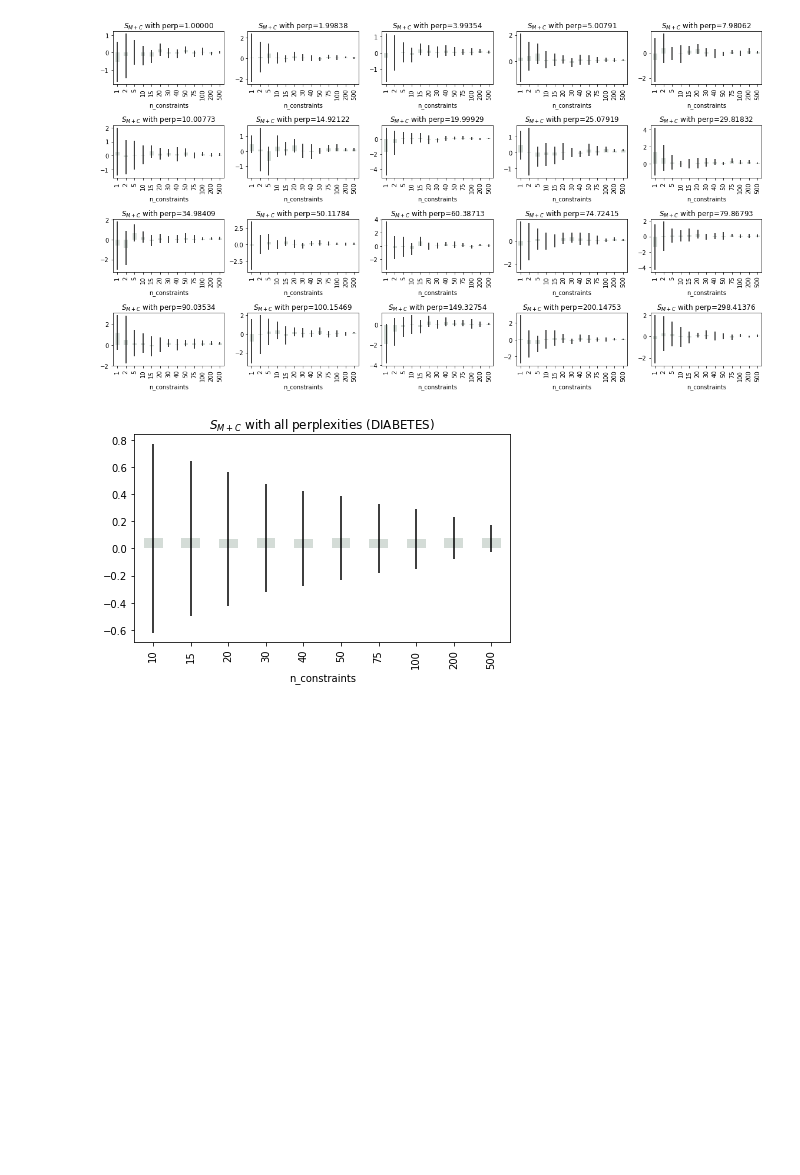
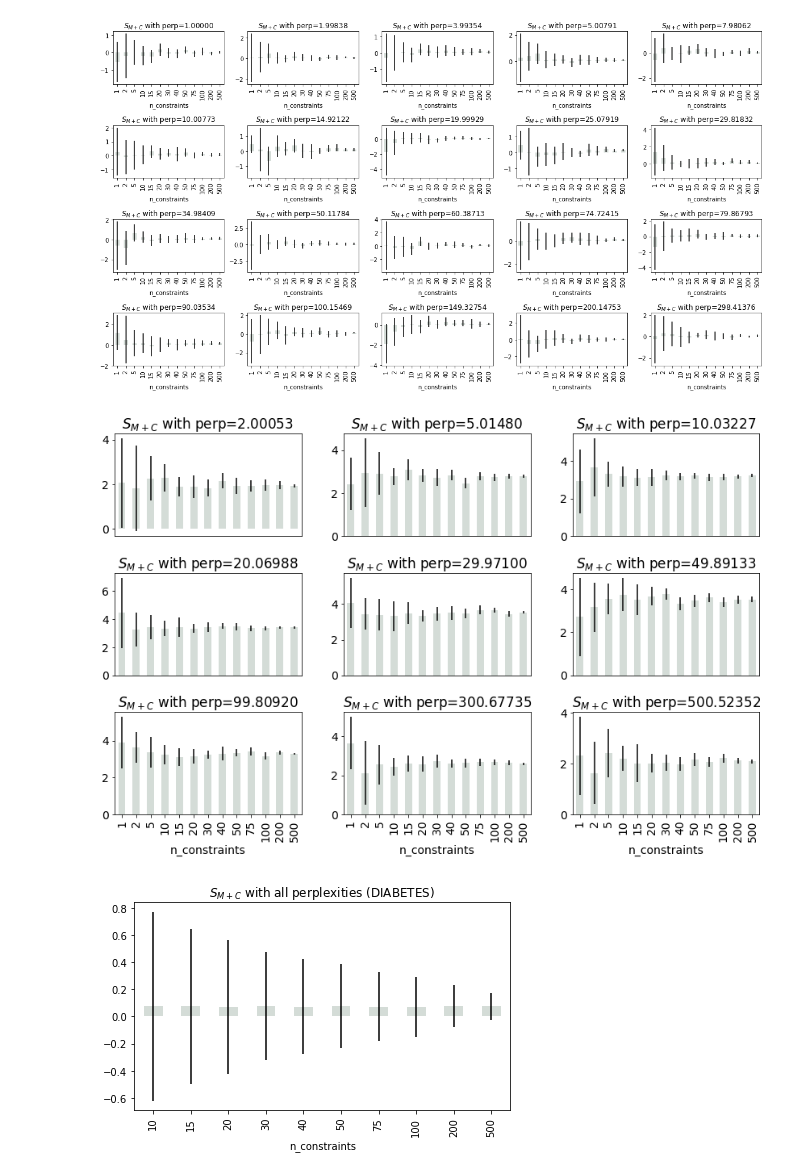
Before and after one commit to vu-minh/tsne_auto_perp_constraints, a Jupyter notebook: Constraint score by n_constraints.ipynb, the cells around one changed output. Saved outputs shown, nothing was run; the diff lists cells and outputs as text; code cells hidden in the pictures; blank space fills up the shorter version.

```diff
--- a/Constraint score by n_constraints.ipynb
+++ b/Constraint score by n_constraints.ipynb
@@ -17,7 +20,7 @@ datasets = [
     'DIABETES'
 ]
 
-dataset_name = 'DIABETES'
+dataset_name = 'MNIST-SMALL'
 db_name = 'DB_{}'.format(dataset_name)
 key_name_in_DB = 'constraints'
 dfc = db_utils.load_data(db_name, key_name_in_DB)
@@ -42,7 +45,7 @@ def _approximated_closed(rounded_perp):
     idx = diff.index(min(diff))
     return list_perps[idx]
 # %%
-def _plot_bar_err_by_nconstraints(dfc, ax, perp=None, key='s_all'):
+def _plot_bar_err_by_nconstraints(dfc, ax, perp=None, key='s_all', last_row=False):
     if perp is None:
         title = ' with all perplexities ({})'.format(dataset_name)
     else:
@@ -54,6 +57,9 @@ def _plot_bar_err_by_nconstraints(dfc, ax, perp=None, key='s_all'):
     errors = dfc3[key].std()
     means.plot.bar(yerr=errors, ax=ax, color='#22493031')
     ax.set_title('$S_{M+C}$' + title)
+
+    if last_row is False:
+        ax.get_xaxis().set_visible(False)
 # %%
 fig, ax = plt.subplots(2, 4, figsize=(16, 5))
 perps = list(map(_approximated_closed, [5, 10, 30, 50, 110, 180, 250, 500]))
@@ -88,6 +94,24 @@ plt.savefig('./plots/[{}]S_all_nconstraints_more.png'.format(dataset_name))
 plt.show()
 # %% [output]
 [figure]
+# %%
+fig, ax = plt.subplots(3, 3, figsize=(12, 8))
+perps = list(map(_approximated_closed, [
+    2, 5, 10,
+    20, 30, 50,
+    100, 300, 500
+]))
+for i, perp in enumerate(perps):
+    r, c = i//3, i%3
+    _plot_bar_err_by_nconstraints(dfc, ax[r][c], perp, last_row=r==2)
+
+# plt.suptitle(dataset_name)
+plt.rcParams.update({'font.size': 14})
+plt.tight_layout()
+plt.savefig('./plots/mnist_s_vs_nconstraint.pdf'.format(dataset_name))
+plt.show()
+# %% [output]
+[figure, added]
 # %%
 fig, ax = plt.subplots()
 dfc4 = dfc[dfc.n_constraints > 5]
```
Also changed, not shown: parts of 1 cell of this notebook, 8 other files.
